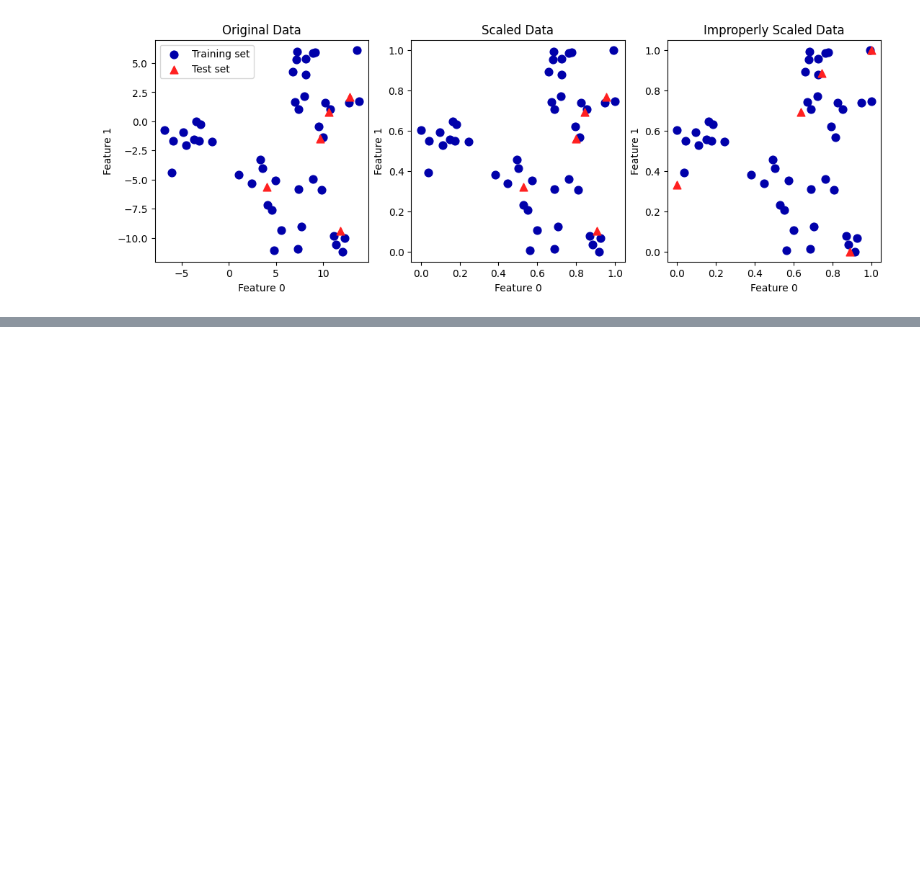
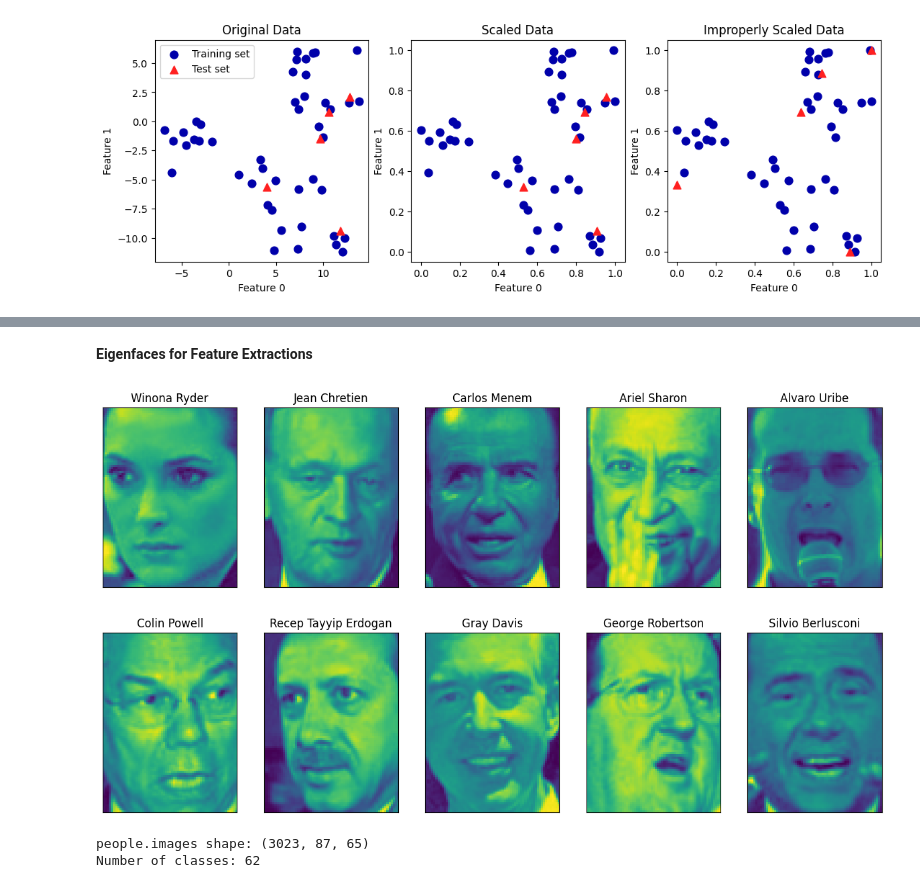
Before and after one commit to l-vice/Python, a Jupyter notebook: Introduction to Machine Learning with Python/03 - Unsupervised Learning and Preprocessing/02pr_unsup_walk.ipynb, the cells around one changed output, grey strips where cells are left out. Cells and saved outputs as stored; diff of their text form; code cells hidden in the pictures; blank space fills up the shorter version.

```diff
--- a/Introduction to Machine Learning with Python/03 - Unsupervised Learning and Preprocessing/02pr_unsup_walk.ipynb
+++ b/Introduction to Machine Learning with Python/03 - Unsupervised Learning and Preprocessing/02pr_unsup_walk.ipynb
@@ -161,0 +237,21 @@ for ax in axes:
+# %% [markdown]
+**Eigenfaces for Feature Extractions**
+# %%
+# Feature Extraction on Images
+from sklearn.datasets import fetch_lfw_people
+people = fetch_lfw_people(min_faces_per_person=20, resize=0.7)
+image_shape = people.images[0].shape
+
+fig, axes = plt.subplots(nrows = 2, ncols = 5, figsize=(15, 8),
+                         subplot_kw={'xticks': (), 'yticks': ()})
+for target, image, ax in zip(people.target, people.images, axes.ravel()):
+    ax.imshow(image)
+    ax.set_title(people.target_names[target])
+# %% [output]
+[figure, added]
+# %%
+print("people.images shape: {}".format(people.images.shape))
+print("Number of classes: {}".format(len(people.target_names)))
+# %% [output]
+people.images shape: (3023, 87, 65)
+Number of classes: 62
```
Also changed, not shown: parts of 23 cells of this notebook.
